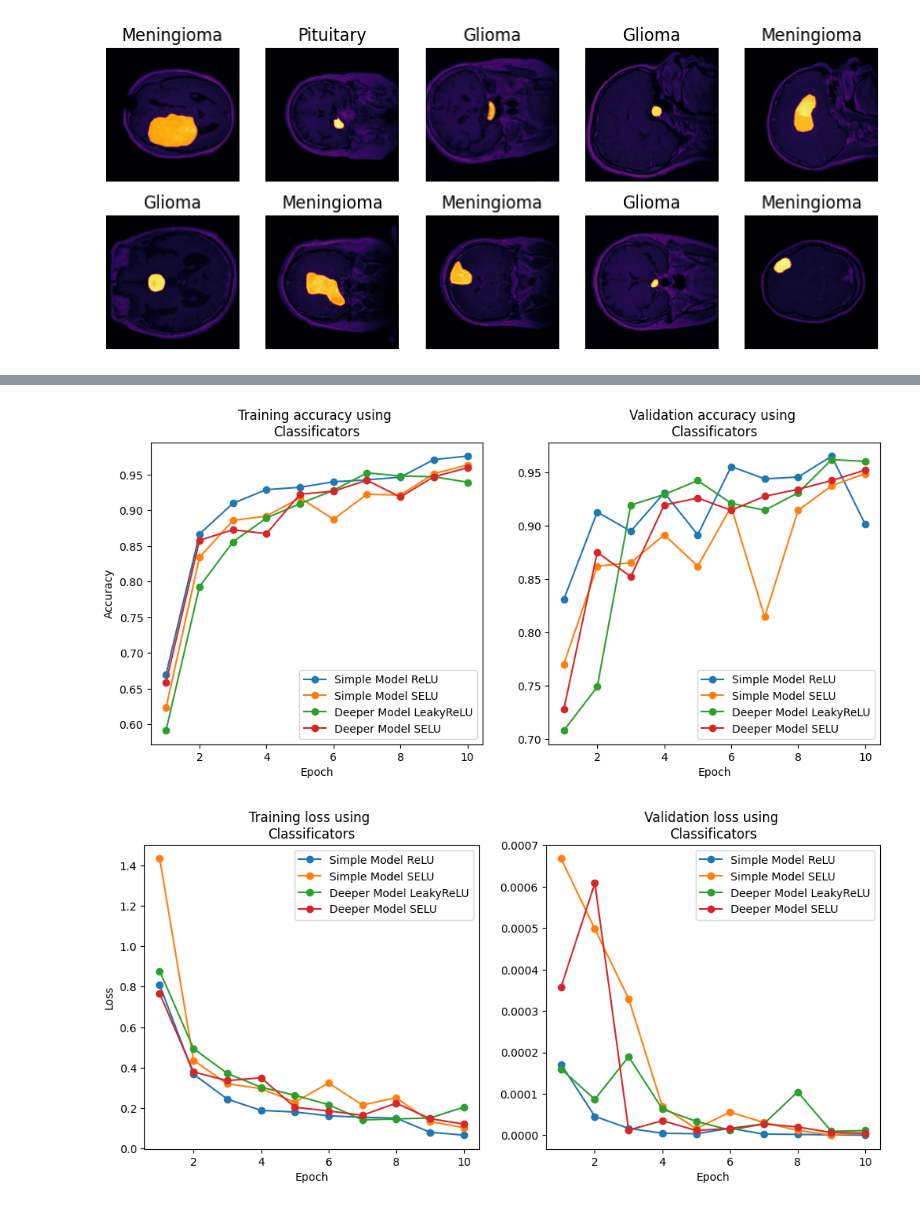
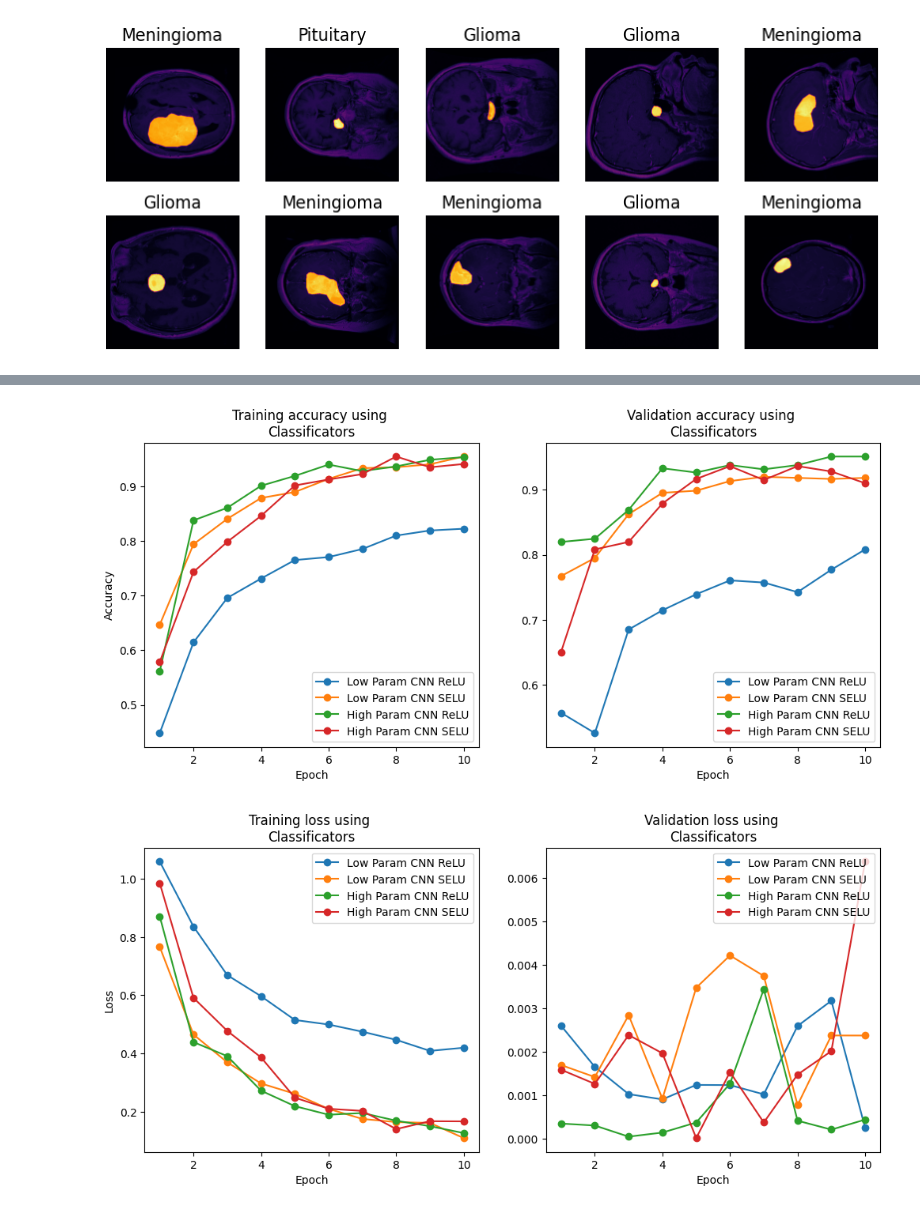
Before and after one commit to ggonzalesd/Deep-Learning-Project, a Jupyter notebook: project.ipynb, the cells around one changed output, grey strips where cells are left out. Saved outputs shown, nothing was run; the diff lists cells and outputs as text; code cells hidden in the pictures.

```diff
--- a/project.ipynb
+++ b/project.ipynb
@@ -260,9 +285,9 @@ for i in range(10):
 # %%
-model = models.SimpleModelWithReLU()
-optimizer = optim.Adam(model.parameters(), 0.01)
+model = models.LowParamCnnWithReLU()
+optimizer = optim.Adam(model.parameters(), 0.001)
 
 epochs = 10
-simple_model_with_relu_dic = Trainer.train(
+low_relu_dic = Trainer.train(
   train_dataloader, val_dataloader, model,
   optimizer, device, epochs,
   ModelCheckpoint(verbose=True)
@@ -299,9 +316,9 @@ val_loss changed (0.000001 -> 0.000000). Saving model...
 # %%
-model = models.SimpleModelWithSELU()
-optimizer = optim.Adam(model.parameters(), 0.01)
+model = models.LowParamCnnWithSELU()
+optimizer = optim.Adam(model.parameters(), 0.001)
 
 epochs = 10
-simple_model_with_selu_dic = Trainer.train(
+low_selu_dic = Trainer.train(
   train_dataloader, val_dataloader, model,
   optimizer, device, epochs,
   ModelCheckpoint(verbose=True)
@@ -334,9 +345,9 @@ Epoch (10/10): train_loss = 0.102422, val_loss= 0.000005, train_acc = 0.963368,
 # %%
-model = models.DeeperModelWithLeakyReLU()
-optimizer = optim.Adam(model.parameters(), 0.01)
+model = models.HighParamCnnWithReLU()
+optimizer = optim.Adam(model.parameters(), 0.001)
 
 epochs = 10
-deeper_model_with_leakyrelu_dic = Trainer.train(
+high_relu_dic = Trainer.train(
   train_dataloader, val_dataloader, model,
   optimizer, device, epochs,
   ModelCheckpoint(verbose=True)
@@ -367,9 +372,9 @@ Epoch (10/10): train_loss = 0.204027, val_loss= 0.000011, train_acc = 0.939311,
 # %%
-model = models.DeeperModelWithSELU()
-optimizer = optim.Adam(model.parameters(), 0.01)
+model = models.HighParamCnnWithSELU()
+optimizer = optim.Adam(model.parameters(), 0.001)
 
 epochs = 10
-deeper_model_with_selu_dic = Trainer.train(
+high_selu_dic = Trainer.train(
   train_dataloader, val_dataloader, model,
   optimizer, device, epochs,
   ModelCheckpoint(verbose=True)
@@ -398,13 +399,13 @@ val_loss changed (0.000006 -> 0.000005). Saving model...
 # %%
 info = {
-    'Simple Model ReLU': simple_model_with_relu_dic,
-    'Simple Model SELU': simple_model_with_selu_dic,
-    'Deeper Model LeakyReLU': deeper_model_with_leakyrelu_dic,
-    'Deeper Model SELU': deeper_model_with_selu_dic
+    'Low Param CNN ReLU': low_relu_dic,
+    'Low Param CNN SELU': low_selu_dic,
+    'High Param CNN ReLU': high_relu_dic,
+    'High Param CNN SELU': high_selu_dic
 }
 
 plot_metric_from_array(info, '\nClassificators')
 plot_metric_from_array(info, '\nClassificators', metric='loss', legend='upper right')
 # %% [output]
-[figure, old version]
+[figure, new version]
-[figure, old version]
+[figure, new version]
```
Also changed, not shown: parts of 9 cells of this notebook, 2 other files.
